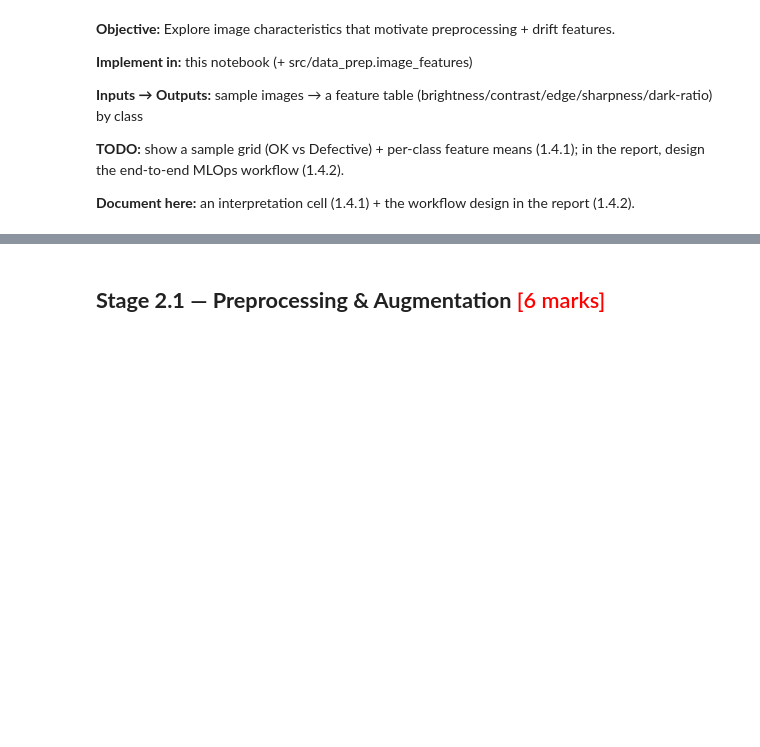
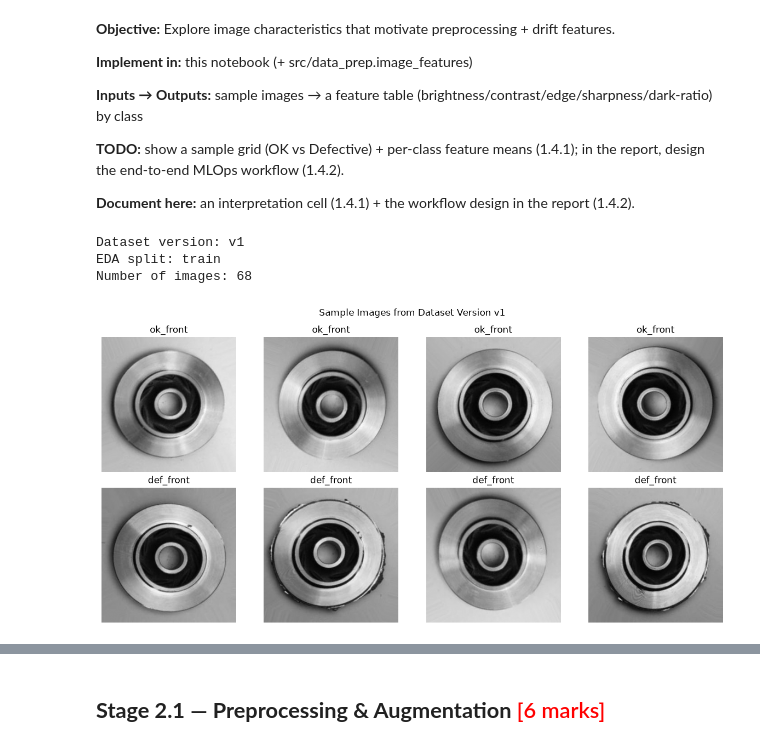
Before and after one commit to narendhar007/capstone, a Jupyter notebook: Data_Preparation.ipynb, the cells around one changed output, grey strips where cells are left out. Drawn from its saved outputs; the diff is of its cells as text; code cells hidden in the pictures; blank space fills up the shorter version.

Commit message:
feat: complete data preparation and image preprocessing

```diff
--- a/Data_Preparation.ipynb
+++ b/Data_Preparation.ipynb
@@ -609,3 +609,70 @@ reproducibility.
 **Document here:** an interpretation cell (1.4.1) + the workflow design in the report (1.4.2).
 # %%
 # TODO 1.4.1: sample-image grid; per-class image_features means
+#Load the training split of the dataset using the specified version identifier and root directory,
+# and print the number of images in the training split.
+DATASET_VERSION = "v1"
+
+eda_items = data_prep.load_split(
+    DATASET_VERSION,
+    "train",
+    root,
+)
+
+print("Dataset version:", DATASET_VERSION)
+print("EDA split: train")
+print("Number of images:", len(eda_items))
+# %% [output]
+Dataset version: v1
+EDA split: train
+Number of images: 68
+# %%
+# sample-image grid; per-class image_features means
+from PIL import Image
+import random
+
+random.seed(config.RANDOM_SEED)
+
+samples_per_class = 4
+
+#Create a grid of sample images from the training split, with one row per class and a specified number of samples per class.
+# Each image is displayed in grayscale, and the title of each subplot indicates the class name.
+fig, axes = plt.subplots(
+    2,
+    samples_per_class,
+    figsize=(12, 6),
+)
+
+#for each class in the dataset, randomly select a specified number of sample images from the training split and display them in a grid format.
+for row, class_name in enumerate(config.CLASSES):
+    class_index = config.CLASS_TO_IDX[class_name]
+
+    class_items = [
+        path
+        for path, label in eda_items
+        if label == class_index
+    ]
+
+    #select a random sample of images for the current class, ensuring that the number of samples does not exceed the available images for that class.
+    selected_images = random.sample(
+        class_items,
+        k=min(samples_per_class, len(class_items)),
+    )
+
+    #Display the selected sample images for the current class in the corresponding row of the grid, converting each image
+    # to grayscale and setting the title of each subplot to the class name.
+    for column, image_path in enumerate(selected_images):
+        with Image.open(image_path) as image:
+            axes[row, column].imshow(
+                image.convert("L"),
+                cmap="gray",
+            )
+
+        axes[row, column].set_title(class_name)
+        axes[row, column].axis("off")
+
+plt.suptitle("Sample Images from Dataset Version v1")
+plt.tight_layout()
+plt.show()
+# %% [output]
+[figure, added]
```
Also changed, not shown: parts of 17 cells of this notebook, 1 other file.
